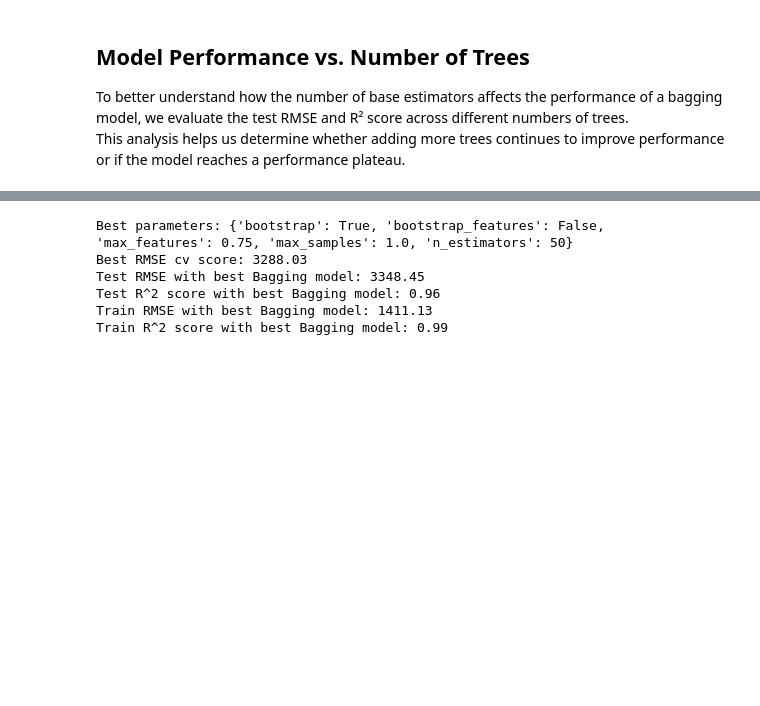
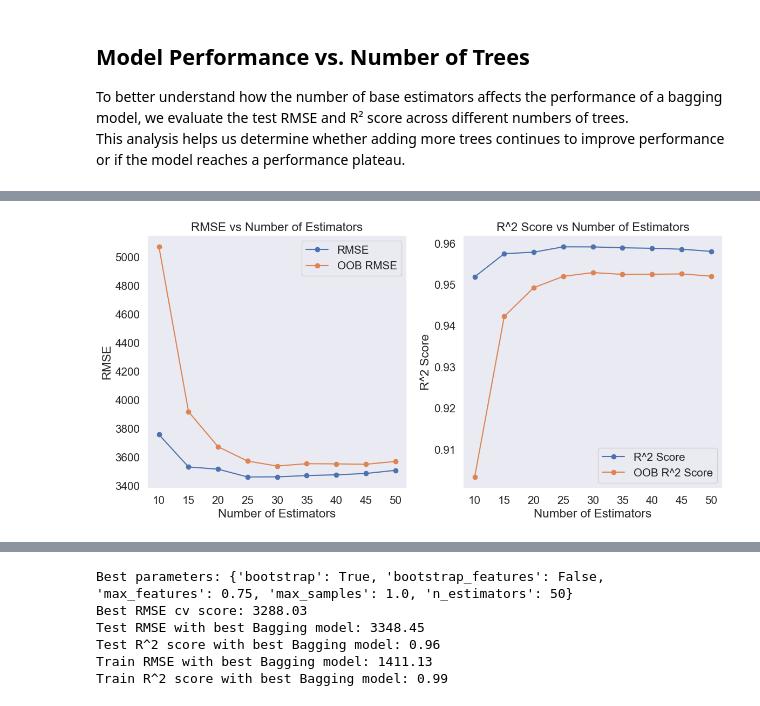
Before and after one commit to Lizhen0909/STAT303-3-class-notes, a Jupyter notebook: bagging.ipynb, the cells around one changed output, grey strips where cells are left out. Drawn from its saved outputs; the diff is of its cells as text; code cells hidden in the pictures; blank space fills up the shorter version.

```diff
--- a/bagging.ipynb
+++ b/bagging.ipynb
@@ -252,0 +383,39 @@ Best OOB RMSE value: 3565.29
+# %%
+n_estimators = [ 10, 15, 20, 25,30, 35, 40, 45, 50]
+rmse_scores = []
+r2_scores = []
+oob_scores = []
+oob_rmse_scores = []
+for n in n_estimators:
+    bagging_reg = BaggingRegressor(estimator=tree_reg, n_estimators=n, oob_score=True, random_state=1,
+                        n_jobs=-1).fit(X_train_final, y_train)
+    y_pred_bagging = bagging_reg.predict(X_test_final)
+    rmse_scores.append(np.sqrt(np.mean((y_test - y_pred_bagging) ** 2)))
+    r2_scores.append(r2_score(y_test, y_pred_bagging))
+    oob_scores.append(bagging_reg.oob_score_)
+    oob_rmse_scores.append(np.sqrt(np.mean((y_train - bagging_reg.oob_prediction_) ** 2)))
+
+# plot the RMSE and R^2 scores against the number of estimators
+plt.figure(figsize=(12, 6))
+plt.subplot(1, 2, 1)
+plt.plot(n_estimators, rmse_scores, marker='o')
+plt.plot(n_estimators, oob_rmse_scores, marker='o')
+plt.legend(['RMSE', 'OOB RMSE'])
+plt.title('RMSE vs Number of Estimators')
+plt.xlabel('Number of Estimators')
+plt.ylabel('RMSE')
+plt.xticks(n_estimators)
+plt.grid()
+plt.subplot(1, 2, 2)
+plt.plot(n_estimators, r2_scores, marker='o')
+plt.plot(n_estimators, oob_scores, marker='o')
+plt.legend(['R^2 Score', 'OOB R^2 Score'])
+plt.title('R^2 Score vs Number of Estimators')
+plt.xlabel('Number of Estimators')
+plt.ylabel('R^2 Score')
+plt.xticks(n_estimators)
+plt.grid()
+plt.tight_layout()
+plt.show()
+# %% [output]
+[figure, added]
```
Also changed, not shown: parts of 35 cells of this notebook, 5 other files.
